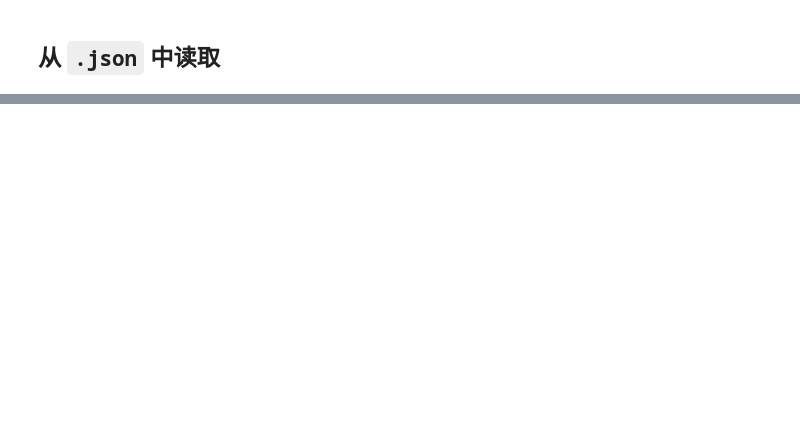
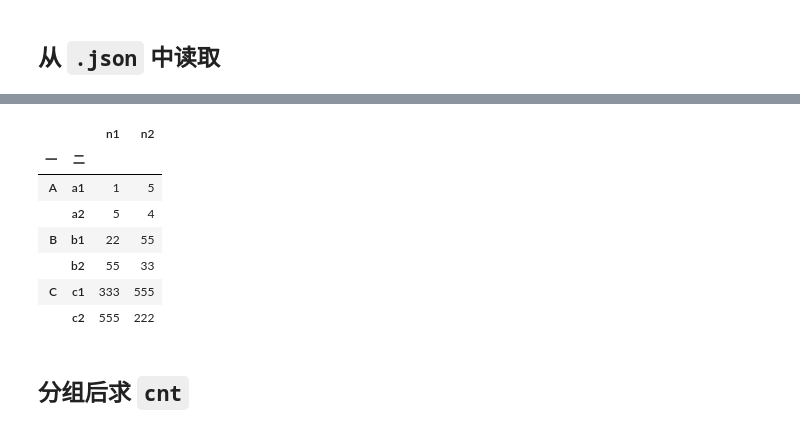
Before and after one commit to haitao9833/haitaoPython, a Jupyter notebook: file_Tool_Test.ipynb, the cells around one changed output, grey strips where cells are left out. Saved outputs shown, nothing was run; the diff lists cells and outputs as text; code cells hidden in the pictures; blank space fills up the shorter version.

```diff
--- a/file_Tool_Test.ipynb
+++ b/file_Tool_Test.ipynb
@@ -101,0 +611,22 @@ data.iloc[[6]]
+# %%
+data = pd.DataFrame([
+    ['A' , 'a1' , 1 , 5] ,
+    ['A' , 'a2' , 2 , 4] ,
+    ['A' , 'a2' , 3 , 3] ,
+    ['A' , 'a2' , 4 , 2] ,
+    ['A' , 'a2' , 5 , 1] ,
+
+    ['B' , 'b1' , 11 , 55] ,
+    ['B' , 'b1' , 22 , 44] ,
+    ['B' , 'b2' , 33 , 33] ,
+    ['B' , 'b2' , 44 , 22] ,
+    ['B' , 'b2' , 55 , 11] ,
+
+    ['C' , 'c1' , 111 , 555] ,
+    ['C' , 'c1' , 222 , 444] ,
+    ['C' , 'c1' , 333 , 333] ,
+    ['C' , 'c2' , 444 , 222] ,
+    ['C' , 'c2' , 555 , 111] ,
+])
+data.columns = ['一', '二', 'n1', 'n2']
+data
@@ -101,0 +669,3 @@ data.iloc[[6]]
+# %%
+G4 = data.groupby(['一' , '二'])[['n1' , 'n2']]
+G4
@@ -101,0 +705,13 @@ data.iloc[[6]]
+# %%
+G4.max()
+# %% [output]
+|  |  | n1 | n2 |
+| 一 | 二 |  |  |
+| A | a1 | 1 | 5 |
+|  | a2 | 5 | 4 |
+| B | b1 | 22 | 55 |
+|  | b2 | 55 | 33 |
+| C | c1 | 333 | 555 |
+|  | c2 | 555 | 222 |
+# %% [markdown]
+## 分组后求 `cnt`
```
Also changed, not shown: parts of 89 cells of this notebook.
